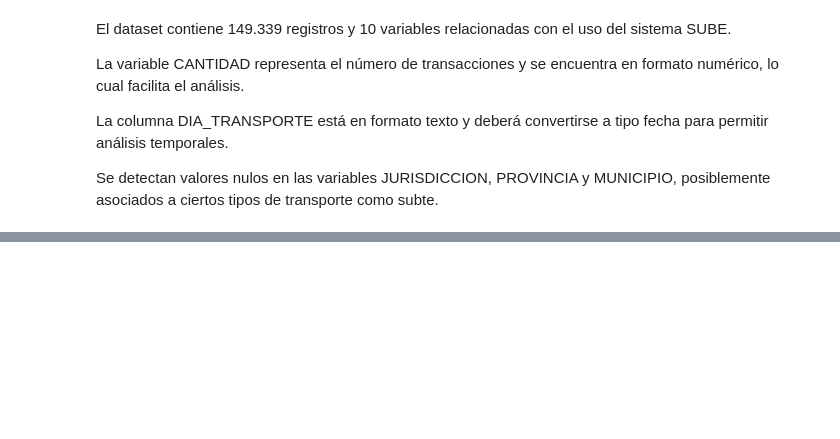
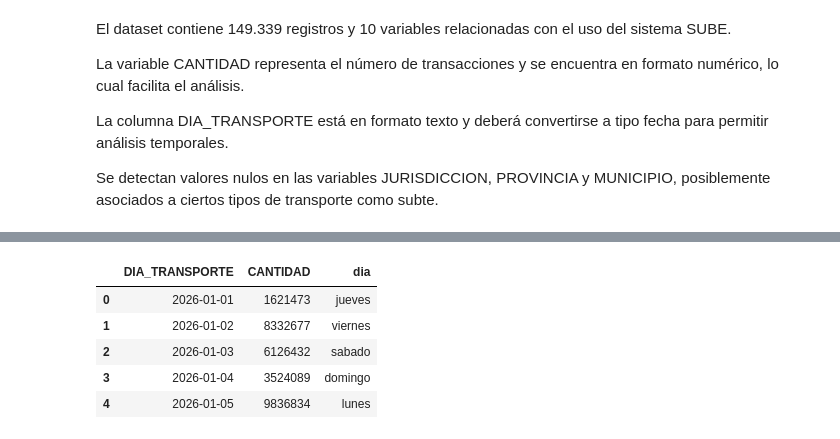
Before and after one commit to NachoGalle/Analisis-del-transporte-publico-en-Argentina, a Jupyter notebook: notebooks/eda_1.ipynb, the cells around one changed output, grey strips where cells are left out. Cells and saved outputs as stored; diff of their text form; code cells hidden in the pictures; blank space fills up the shorter version.

```diff
--- a/notebooks/eda_1.ipynb
+++ b/notebooks/eda_1.ipynb
@@ -48,0 +92,20 @@ Se detectan valores nulos en las variables JURISDICCION, PROVINCIA y MUNICIPIO,
+# %%
+dias_semana = {
+    0: 'lunes',
+    1: 'martes',
+    2: 'miercoles',
+    3: 'jueves',
+    4: 'viernes',
+    5: 'sabado',
+    6: 'domingo'
+}
+
+df_viajes_diarios['dia'] = df_viajes_diarios['DIA_TRANSPORTE'].dt.dayofweek.map(dias_semana)
+df_viajes_diarios.head()
+# %% [output]
+|  | DIA_TRANSPORTE | CANTIDAD | dia |
+| 0 | 2026-01-01 | 1621473 | jueves |
+| 1 | 2026-01-02 | 8332677 | viernes |
+| 2 | 2026-01-03 | 6126432 | sabado |
+| 3 | 2026-01-04 | 3524089 | domingo |
+| 4 | 2026-01-05 | 9836834 | lunes |
```
Also changed, not shown: parts of 7 cells of this notebook.
